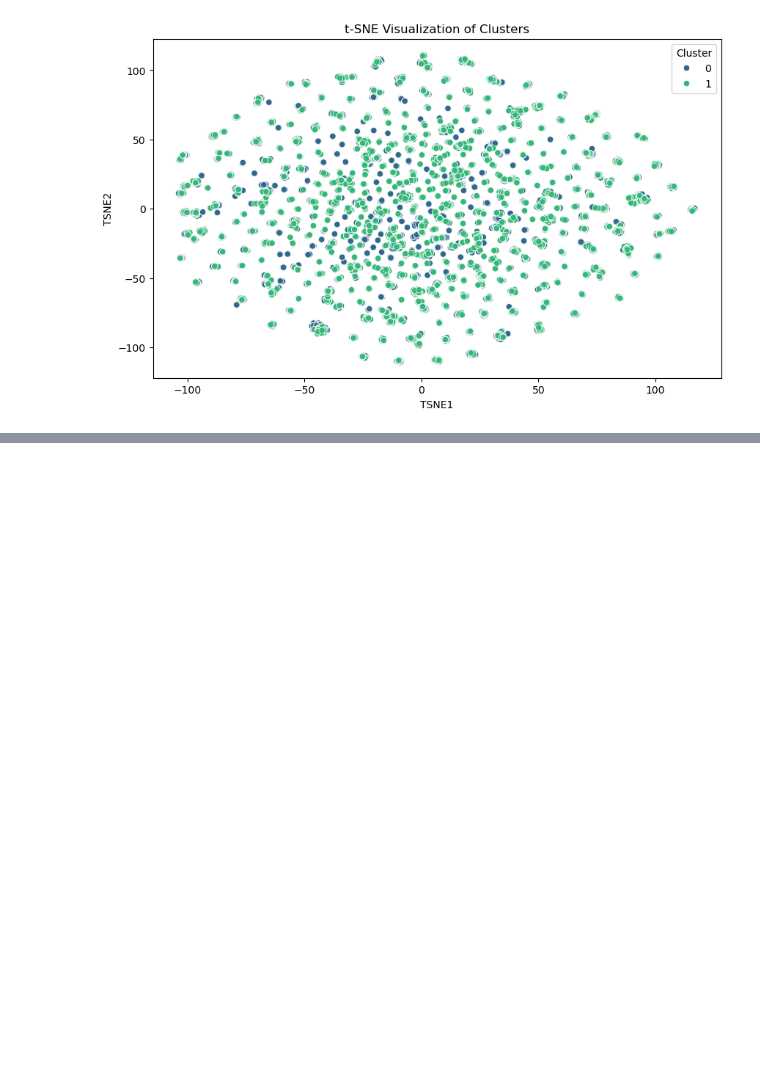
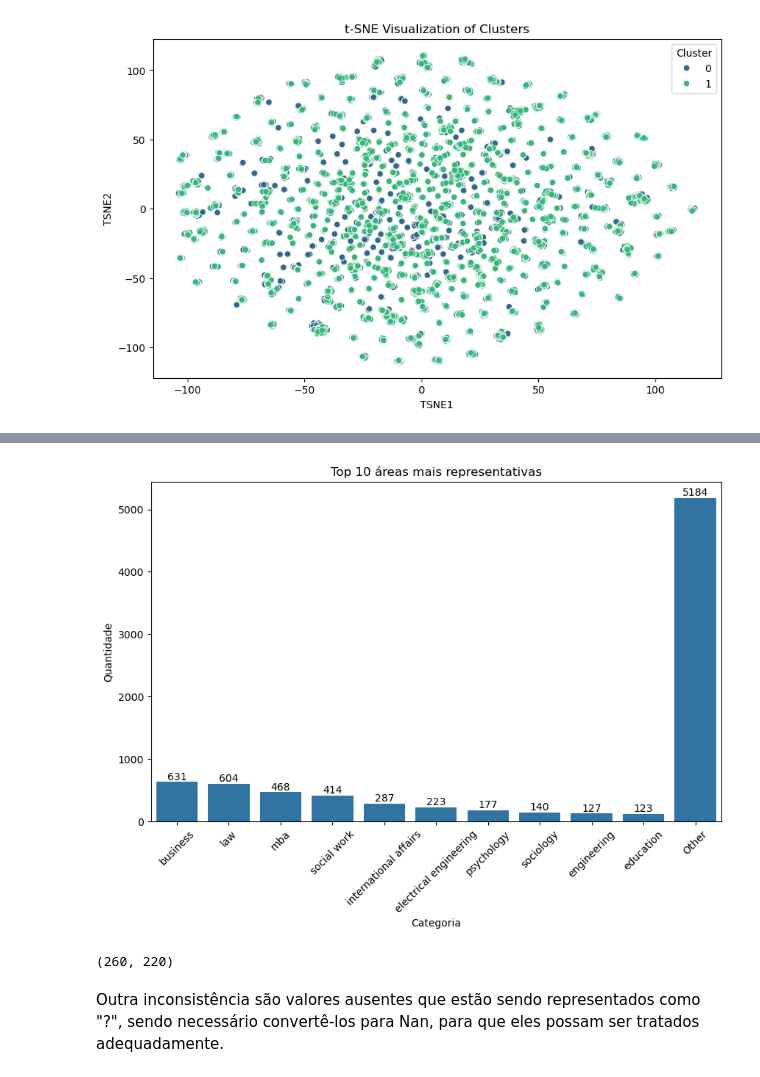
Before and after one commit to FrederickAlmeida/SpeedDating, a Jupyter notebook: pre_processing_fred.ipynb, the cells around one changed output, grey strips where cells are left out. Saved outputs shown, nothing was run; the diff lists cells and outputs as text; code cells hidden in the pictures; blank space fills up the shorter version.

```diff
--- a/pre_processing_fred.ipynb
+++ b/pre_processing_fred.ipynb
@@ -275,0 +438,32 @@ plt.show()
+# %%
+def set_lower(df):
+    df_copy = df.copy()
+    df_copy = df.map(lambda x: x.lower() if isinstance(x, str) else x)
+    return df_copy
+# %%
+test_df = set_lower(df)
+top_n = 10
+
+# qtd de ocorrencias
+top_categories = test_df['field'].value_counts().nlargest(top_n)
+
+# nova colina com as categorias mais frequentes
+test_df['field_grouped'] = test_df['field'].apply(lambda x: x if x in top_categories.index else "Other")
+
+plt.figure(figsize=(10, 6))
+ax = sns.countplot(data=test_df, x='field_grouped', order=top_categories.index.tolist() + ["Other"])
+for container in ax.containers:
+    ax.bar_label(container)
+plt.xticks(rotation=45)
+plt.xlabel("Categoria")
+plt.ylabel("Quantidade")
+plt.title(f"Top 10 áreas mais representativas")
+plt.show()
+# %% [output]
+[figure, added]
+# %%
+len(df['field'].unique()), len(test_df['field'].unique())
+# %% [output]
+(260, 220)
+# %% [markdown]
+Outra inconsistência são valores ausentes que estão sendo representados como "?", sendo necessário convertê-los para Nan, para que eles possam ser tratados adequadamente.
```
Also changed, not shown: parts of 19 cells of this notebook.
